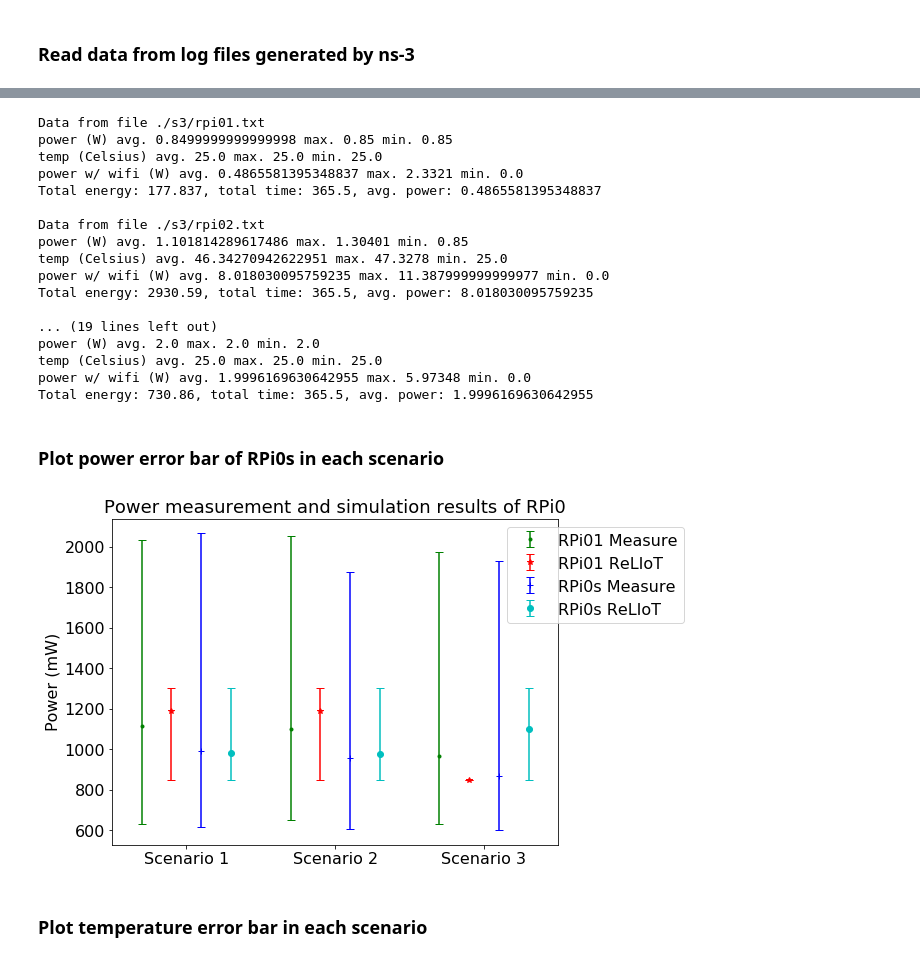
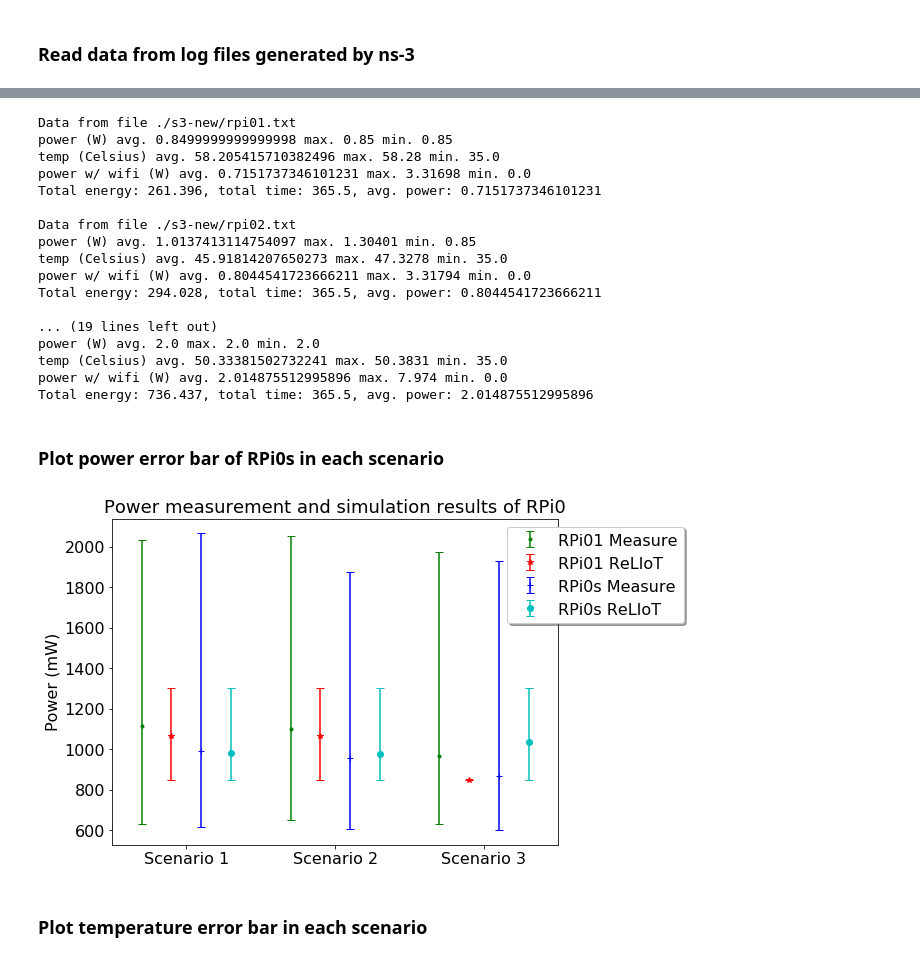
Before and after one commit to UCSD-SEELab/iotsim-validation, a Jupyter notebook: data/reliot-plot/plot.ipynb, the cells around one changed output, grey strips where cells are left out. Drawn from its saved outputs; the diff is of its cells as text; code cells hidden in the pictures.

```diff
--- a/data/reliot-plot/plot.ipynb
+++ b/data/reliot-plot/plot.ipynb
@@ -106,32 +109,34 @@ Total energy: 413.482, total time: 365.5, avg. power: 1.131277701778386
 # %%
 # read simulation data of scenario 3
-rpi01 = read_file('./s3/rpi01.txt')
-rpi02 = read_file('./s3/rpi02.txt')
-rpi03 = read_file('./s3/rpi03.txt')
-rpi04 = read_file('./s3/rpi04.txt')
-rpi31 = read_file('./s3/rpi31.txt')
-rpi32 = read_file('./s3/rpi32.txt')
+folder = './s3-new/'
+rpi01 = read_file(folder + 'rpi01.txt')
+rpi02 = read_file(folder + 'rpi02.txt')
+rpi03 = read_file(folder + 'rpi03.txt')
+rpi04 = read_file(folder + 'rpi04.txt')
+rpi31 = read_file(folder + 'rpi31.txt')
+rpi32 = read_file(folder + 'rpi32.txt')
+# reliability traces
 rel_rpi01_s3 = rpi01[:, rel_idx]
 rel_rpi0s_s3 = np.vstack((rpi02[:, rel_idx], rpi03[:, rel_idx], rpi04[:, rel_idx]))
 rel_rpi0s_s3 = np.mean(rel_rpi0s_s3, axis=0)
 # %% [output]
-Data from file ./s3/rpi01.txt
+Data from file ./s3-new/rpi01.txt
 power (W) avg. 0.8499999999999998 max. 0.85 min. 0.85
-temp (Celsius) avg. 25.0 max. 25.0 min. 25.0
-power w/ wifi (W) avg. 0.4865581395348837 max. 2.3321 min. 0.0
-Total energy: 177.837, total time: 365.5, avg. power: 0.4865581395348837
+temp (Celsius) avg. 58.205415710382496 max. 58.28 min. 35.0
+power w/ wifi (W) avg. 0.7151737346101231 max. 3.31698 min. 0.0
+Total energy: 261.396, total time: 365.5, avg. power: 0.7151737346101231
 
-Data from file ./s3/rpi02.txt
-power (W) avg. 1.101814289617486 max. 1.30401 min. 0.85
-temp (Celsius) avg. 46.34270942622951 max. 47.3278 min. 25.0
-power w/ wifi (W) avg. 8.018030095759235 max. 11.387999999999977 min. 0.0
-Total energy: 2930.59, total time: 365.5, avg. power: 8.018030095759235
+Data from file ./s3-new/rpi02.txt
+power (W) avg. 1.0137413114754097 max. 1.30401 min. 0.85
+temp (Celsius) avg. 45.91814207650273 max. 47.3278 min. 35.0
+power w/ wifi (W) avg. 0.8044541723666211 max. 3.31794 min. 0.0
+Total energy: 294.028, total time: 365.5, avg. power: 0.8044541723666211
 
 ... (19 lines left out)
 power (W) avg. 2.0 max. 2.0 min. 2.0
-temp (Celsius) avg. 25.0 max. 25.0 min. 25.0
-power w/ wifi (W) avg. 1.9996169630642955 max. 5.97348 min. 0.0
-Total energy: 730.86, total time: 365.5, avg. power: 1.9996169630642955
+temp (Celsius) avg. 50.33381502732241 max. 50.3831 min. 35.0
+power w/ wifi (W) avg. 2.014875512995896 max. 7.974 min. 0.0
+Total energy: 736.437, total time: 365.5, avg. power: 2.014875512995896
 # %% [markdown]
 ### Plot power error bar of RPi0s in each scenario
 # %%
@@ -141,8 +146,8 @@ rpi01_m.append([1100.06, 2053.04, 652.43]) # RPi01 scene 2 measure
 rpi01_m.append([966.69, 1971.95, 632.31]) # RPi01 scene 3 measure
 
 rpi01_s = []
-rpi01_s.append([1187.3989071038251, 1304, 850.0]) # RPi01 scene 1 reliot
-rpi01_s.append([1187.3989071038251, 1304, 850.0]) # RPi01 scene 2 reliot
+rpi01_s.append([1065.8360655737704, 1304, 850.0]) # RPi01 scene 1 reliot
+rpi01_s.append([1065.8360655737704, 1304, 850.0]) # RPi01 scene 2 reliot
 rpi01_s.append([850.0, 850.0, 850.0]) # RPi01 scene 3 reliot ????????
 
 # RPi0s data are copied from 172.27.0.3's data
@@ -154,7 +159,7 @@ rpi0s_m.append([869.42, 1929.87, 602.43]) # RPi0s scene 3 measure
 rpi0s_s = []
 rpi0s_s.append([983.6600478142076, 1304.01, 850.0]) # RPi0s scene 1 reliot
 rpi0s_s.append([975.9071448087431, 1304.01, 850.0]) # RPi0s scene 2 reliot
-rpi0s_s.append([1101.814289617486, 1304.01, 850.0]) # RPi0s scene 3 reliot ????????
+rpi0s_s.append([1037.3101366120216, 1304.01, 850.0]) # RPi0s scene 3 reliot ????????
 
 def formalize(data):
     '''
@@ -168,35 +173,36 @@ def formalize(data):
 
 rpi01_m_mean, rpi01_m_higherr, rpi01_m_lowerr = formalize(rpi01_m)
 rpi01_s_mean, rpi01_s_higherr, rpi01_s_lowerr = formalize(rpi01_s)
 rpi0s_m_mean, rpi0s_m_higherr, rpi0s_m_lowerr = formalize(rpi0s_m)
 rpi0s_s_mean, rpi0s_s_higherr, rpi0s_s_lowerr = formalize(rpi0s_s)
 
 fig = plt.figure(figsize=(8,6))
 ax = plt.gca()
 x_pos = range(3)
 x_rpi01_m = [x-0.3 for x in x_pos]
 x_rpi01_s = [x-0.1 for x in x_pos]
 x_rpi0s_m = [x+0.1 for x in x_pos]
 x_rpi0s_s = [x+0.3 for x in x_pos]
 ax.errorbar(x_rpi01_m, rpi01_m_mean, yerr=[rpi01_m_lowerr, rpi01_m_higherr], \
             fmt='g.', ecolor='g', elinewidth=1.5, capsize=4, label='RPi01 Measure')
 ax.errorbar(x_rpi01_s, rpi01_s_mean, yerr=[rpi01_s_lowerr, rpi01_s_higherr], \
             fmt='r*', ecolor='r', elinewidth=1.5, capsize=4, label='RPi01 ReLIoT')
 ax.errorbar(x_rpi0s_m, rpi0s_m_mean, yerr=[rpi0s_m_lowerr, rpi0s_m_higherr], \
             fmt='b+', ecolor='b', elinewidth=1.5, capsize=4, label='RPi0s Measure')
 ax.errorbar(x_rpi0s_s, rpi0s_s_mean, yerr=[rpi0s_s_lowerr, rpi0s_s_higherr], \
             fmt='co', ecolor='c', elinewidth=1.5, capsize=4, label='RPi0s ReLIoT')
 
 plt.xticks(np.arange(3), ['Scenario 1', 'Scenario 2', 'Scenario 3'], fontsize=16)
 plt.xlim(left=-0.5, right=2.5)
 plt.ylabel("Power (mW)", fontsize=16)
 plt.yticks(fontsize=16)
 plt.title("Power measurement and simulation results of RPi0", fontsize=18)
-lgd = ax.legend(loc='upper right', bbox_to_anchor=(1.3, 1.00), fontsize=16, facecolor='white')
+lgd = ax.legend(loc='upper right', bbox_to_anchor=(1.3, 1.00), fontsize=16, facecolor='white', \
+               shadow=True, fancybox=True)
 
 plt.savefig('./power.png', dpi=300, bbox_extra_artists=(lgd,), bbox_inches='tight')
 # %% [output]
-[figure, old version]
+[figure, new version]
 # %% [markdown]
 ### Plot temperature error bar in each scenario
 # %%
```
Also changed, not shown: parts of 6 cells of this notebook, 21 other files.
